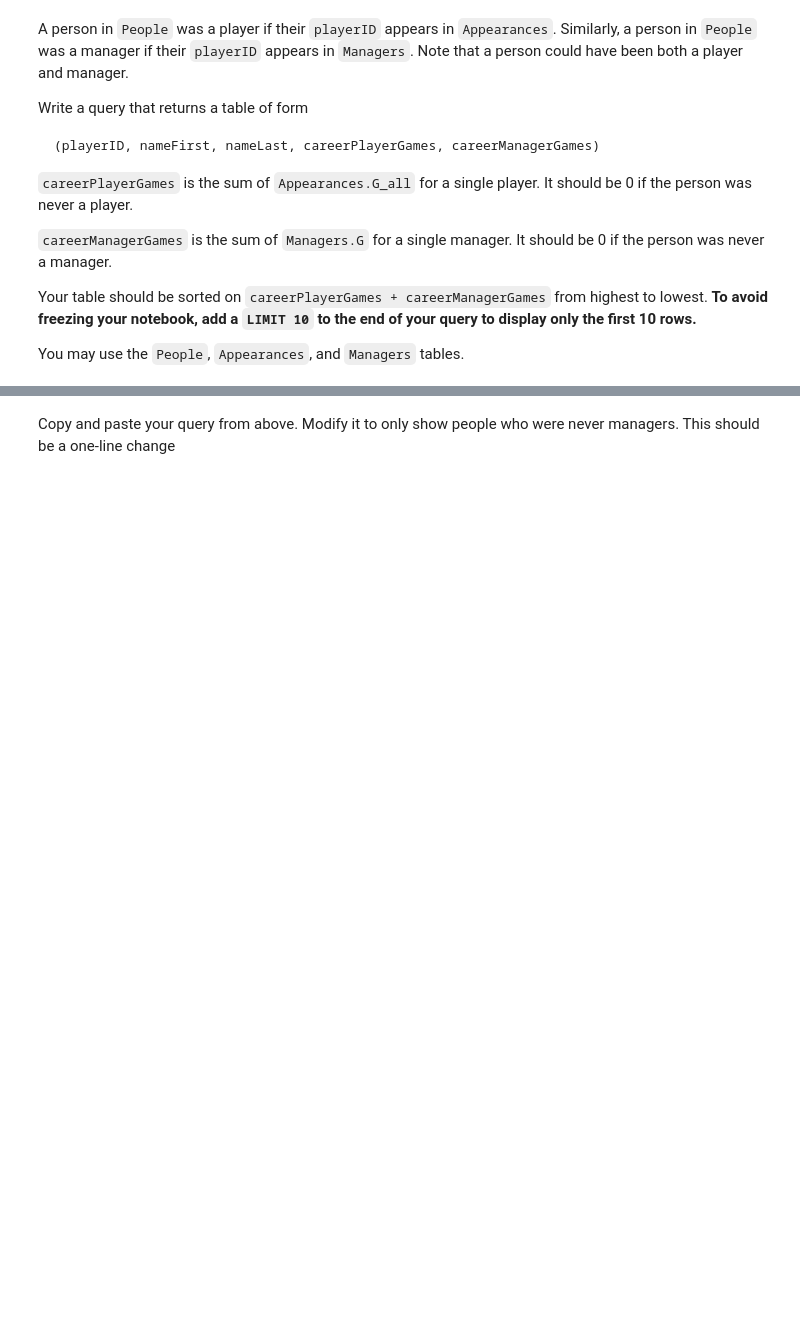
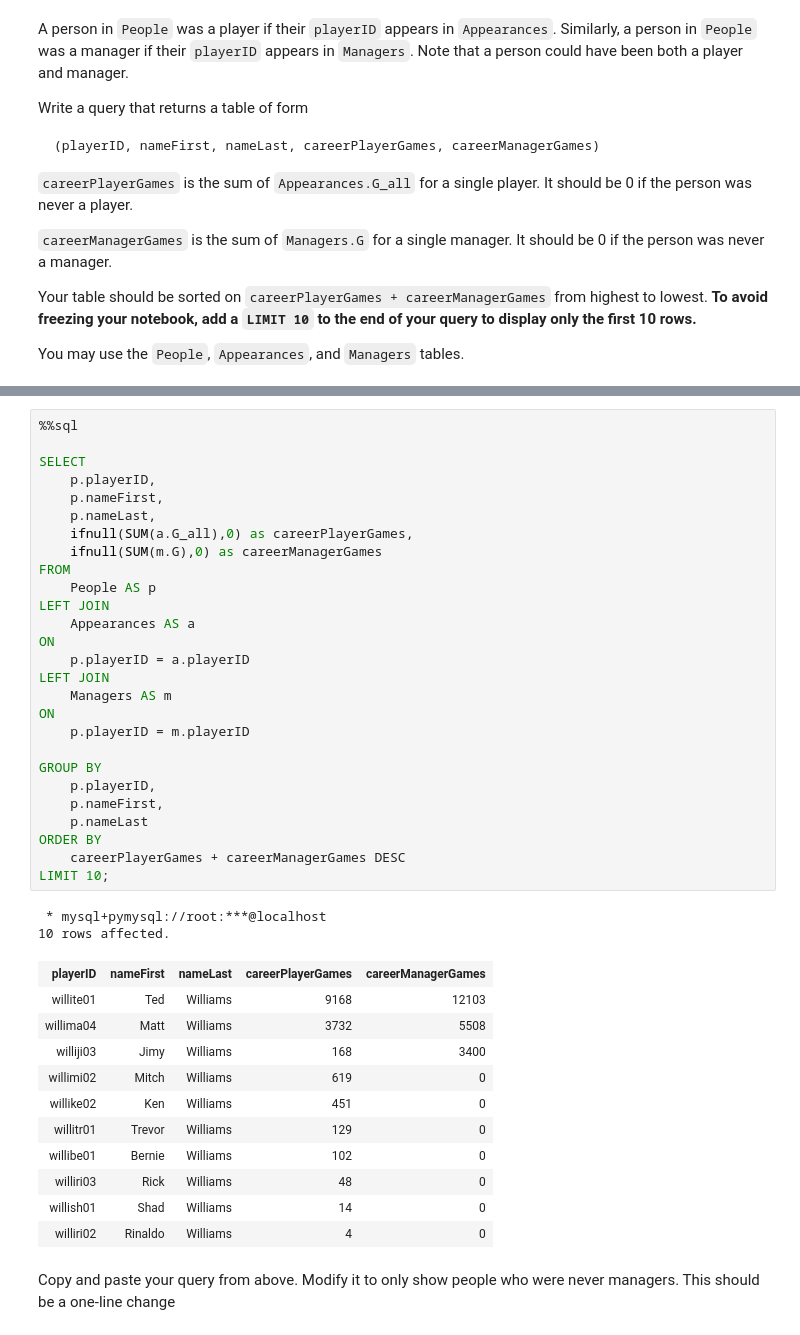
Before and after one commit to liang0711/Intro-to-Databases-F23, a Jupyter notebook: HomeworkAssignments/HW1-Part2-Nonprogramming/F23-W4111-HW1-P2-NP.ipynb, the cells around one changed output, grey strips where cells are left out. Saved outputs shown, nothing was run; the diff lists cells and outputs as text; blank space fills up the shorter version.

```diff
--- a/HomeworkAssignments/HW1-Part2-Nonprogramming/F23-W4111-HW1-P2-NP.ipynb
+++ b/HomeworkAssignments/HW1-Part2-Nonprogramming/F23-W4111-HW1-P2-NP.ipynb
@@ -541,2 +863,43 @@ You may use the `People`, `Appearances`, and `Managers` tables.
+# %%
+%%sql
+
+SELECT
+    p.playerID,
+    p.nameFirst,
+    p.nameLast,
+    ifnull(SUM(a.G_all),0) as careerPlayerGames,
+    ifnull(SUM(m.G),0) as careerManagerGames
+FROM
+    People AS p
+LEFT JOIN
+    Appearances AS a
+ON
+    p.playerID = a.playerID
+LEFT JOIN
+    Managers AS m
+ON
+    p.playerID = m.playerID
+
+GROUP BY
+    p.playerID,
+    p.nameFirst,
+    p.nameLast
+ORDER BY
+    careerPlayerGames + careerManagerGames DESC
+LIMIT 10;
+# %% [output]
+ * mysql+pymysql://root:***@localhost
+10 rows affected.
+| playerID | nameFirst | nameLast | careerPlayerGames | careerManagerGames |
+| willite01 | Ted | Williams | 9168 | 12103 |
+| willima04 | Matt | Williams | 3732 | 5508 |
+| williji03 | Jimy | Williams | 168 | 3400 |
+| willimi02 | Mitch | Williams | 619 | 0 |
+| willike02 | Ken | Williams | 451 | 0 |
+| willitr01 | Trevor | Williams | 129 | 0 |
+| willibe01 | Bernie | Williams | 102 | 0 |
+| williri03 | Rick | Williams | 48 | 0 |
+| willish01 | Shad | Williams | 14 | 0 |
+| williri02 | Rinaldo | Williams | 4 | 0 |
 # %% [markdown]
 Copy and paste your query from above. Modify it to only show people who were never managers. This should be a one-line change
```
Also changed, not shown: parts of 58 cells of this notebook.
